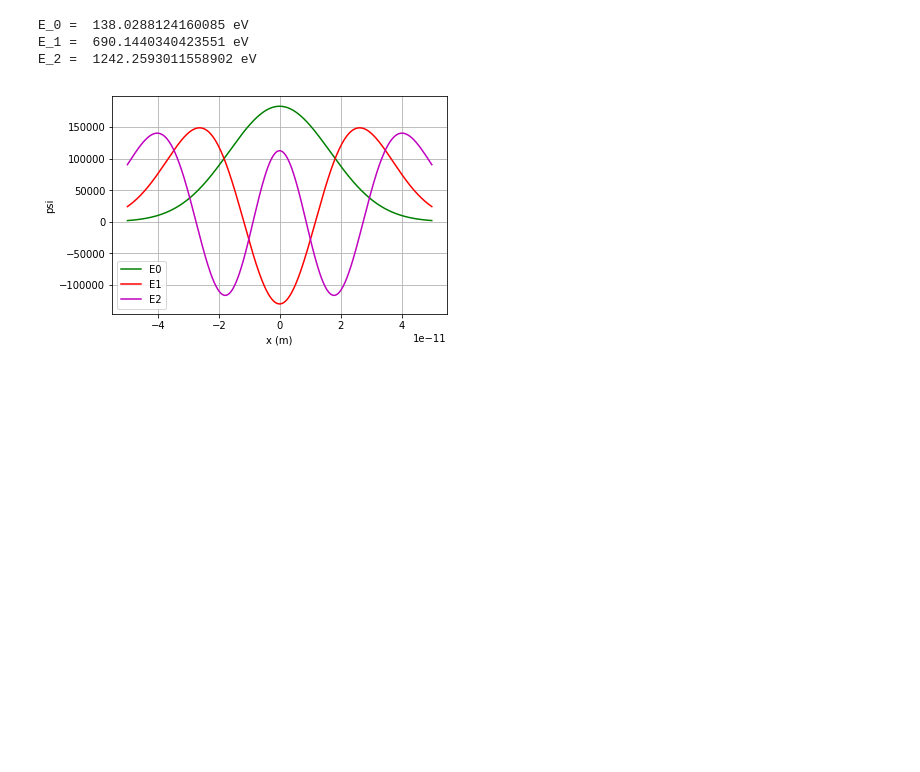
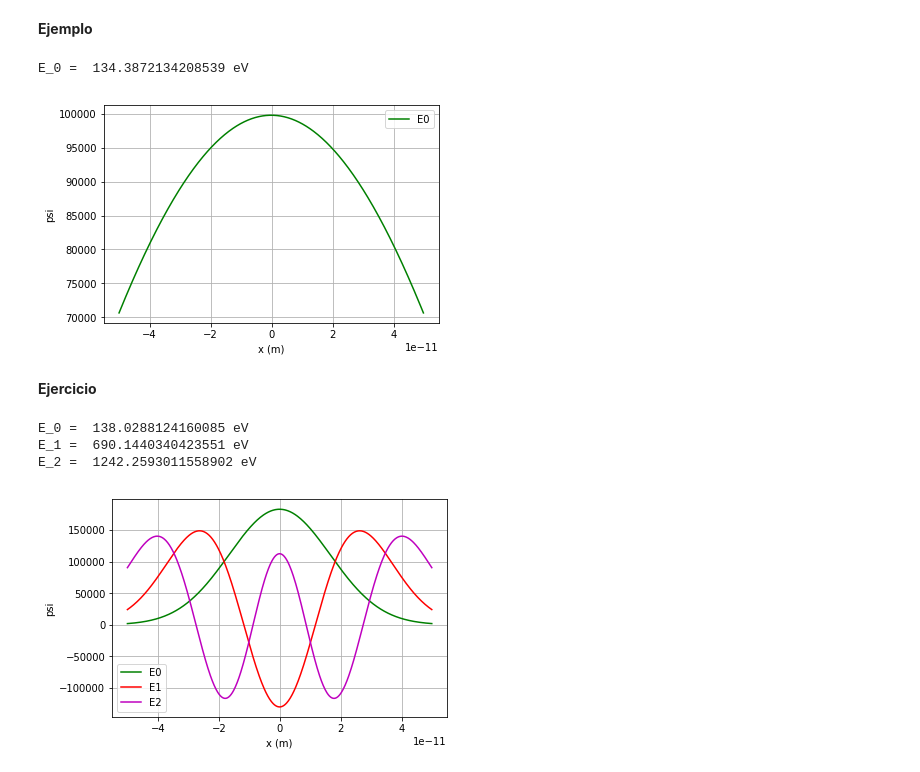
Before and after one commit to fiscompunipamplona/tll-quantum-oscill-andres050212, a Jupyter notebook: quantum_osc.ipynb, the cells around one changed output. Saved outputs shown, nothing was run; the diff lists cells and outputs as text; code cells hidden in the pictures; blank space fills up the shorter version.

```diff
--- a/quantum_osc.ipynb
+++ b/quantum_osc.ipynb
@@ -1,3 +1,5 @@
+# %% [markdown]
+**Ejemplo**
 # %%
 from scipy import array, arange, sum, sqrt
 from pylab import plot, show, xlabel, ylabel, grid, legend
@@ -6,3 +89,21 @@ from scipy.integrate import odeint
+# %%
+###### Gráfica ######
+
+print('E_0 = ', E0, 'eV')
+xpoints = arange(x_0, x_f, h)
+x_range = slice(N // 4 ,  3 * N // 4 , 1)
+plot(xpoints[x_range], psi0[x_range], 'g', label="E0")
+xlabel('x (m)')
+ylabel('psi')
+grid("on")
+legend()
+show()
+######################################################################################
+# %% [output]
+E_0 =  134.3872134208539 eV
+[figure, added]
+# %% [markdown]
+**Ejercicio**
 # %%
 ###### Constantes ######
 
```
Also changed, not shown: parts of 3 cells of this notebook.
